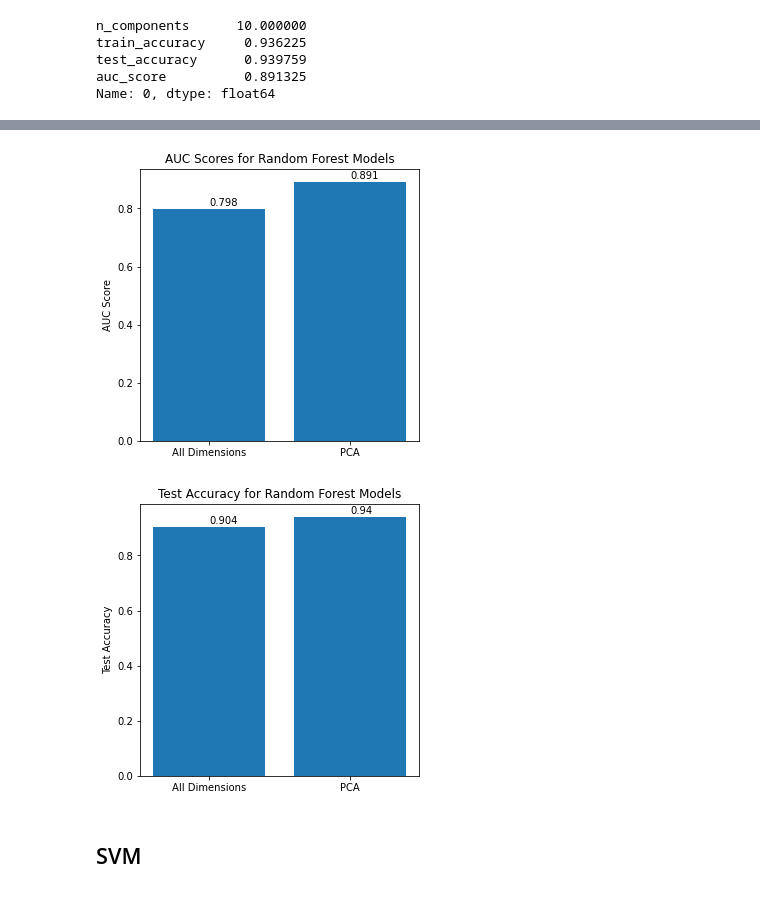
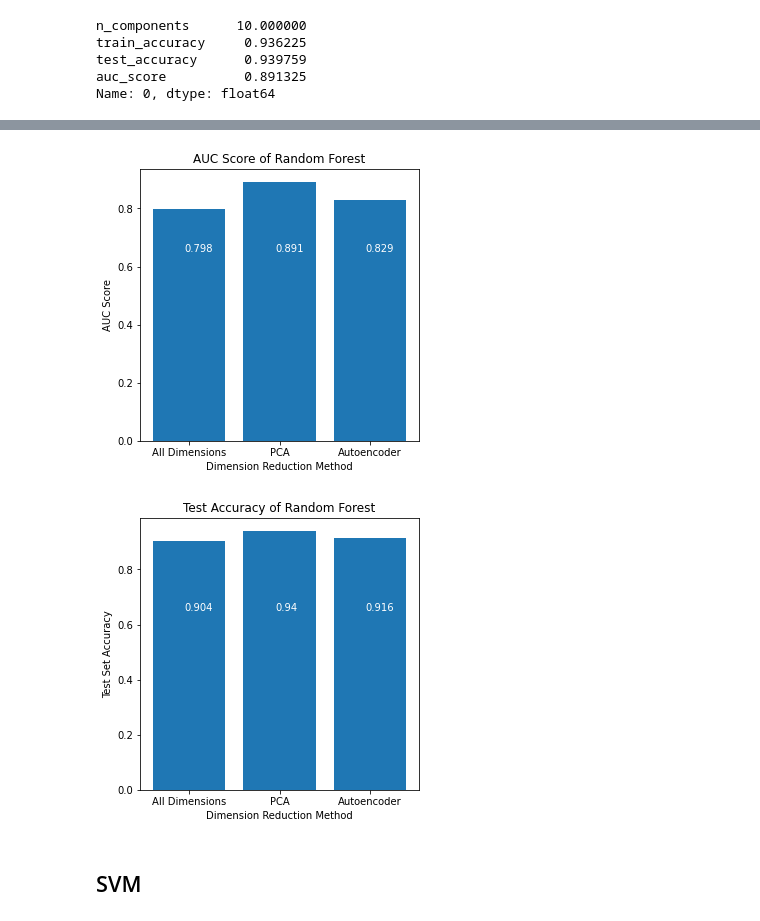
Before and after one commit to Alif108/CSE_472_Machine_Learning, a Jupyter notebook: Assignment/comaprison.ipynb, the cells around one changed output, grey strips where cells are left out. Saved outputs shown, nothing was run; the diff lists cells and outputs as text; code cells hidden in the pictures.

```diff
--- a/Assignment/comaprison.ipynb
+++ b/Assignment/comaprison.ipynb
@@ -48,11 +48,14 @@ pca_res.head()
 | 3 | 13 | 0.936225 | 0.915663 | 0.828825 |
 | 4 | 14 | 0.939227 | 0.915663 | 0.852612 |
 # %%
-best_auc = pca_res.loc[pca_res['auc_score'].idxmax()]
-best_auc
+pca_dict = pca_res.loc[pca_res['auc_score'].idxmax()]
+pca_dict
 # %% [output]
 n_components      10.000000
 train_accuracy     0.936225
 test_accuracy      0.939759
 auc_score          0.891325
 Name: 0, dtype: float64
+# %%
+rf_ae_dict = pickle.load(open('Random Forest/RF_AE.pkl', 'rb'))
+rf_ae_dict
@@ -59,32 +75,37 @@ Name: 0, dtype: float64
 # %%
 all_dim_auc = all_dim_dict['AUC Score']
-pca_auc = best_auc['auc_score']
+pca_auc = pca_dict['auc_score']
+rf_ae_auc = rf_ae_dict['auc_score']
 
-# plot these in a bar chart
 plt.figure(figsize=(5, 5))
-plt.bar(['All Dimensions', 'PCA'], [all_dim_auc, pca_auc])
-plt.text(0, all_dim_auc + 0.01, str(round(all_dim_auc, 3)))
-plt.text(1, pca_auc + 0.01, str(round(pca_auc, 3)))
+plt.bar(['All Dimensions', 'PCA', 'Autoencoder'], [all_dim_auc, pca_auc, rf_ae_auc])
+plt.xlabel('Dimension Reduction Method')
 plt.ylabel('AUC Score')
-plt.title('AUC Scores for Random Forest Models')
-plt.savefig('Random Forest/rf_auc_scores.jpg', bounding_box_inches='tight')
+plt.title('AUC Score of Random Forest')
+plt.text(-0.05, 0.65, round(all_dim_auc, 3), color='white')
+plt.text(0.95, 0.65, round(pca_auc, 3), color='white')
+plt.text(1.95, 0.65, round(rf_ae_auc, 3), color='white')
+plt.savefig('Random Forest/rf_auc_scores.jpg', dpi=300, bbox_inches='tight')
 plt.show()
 # %% [output]
-[figure, old version]
+[figure, new version]
 # %%
 all_dim_acc = all_dim_dict['Test Set Accuracy']
-pca_acc = best_auc['test_accuracy']
+pca_acc = pca_dict['test_accuracy']
+rf_ae_acc = rf_ae_dict['test_acc']
 
 plt.figure(figsize=(5, 5))
-plt.bar(['All Dimensions', 'PCA'], [all_dim_acc, pca_acc])
-plt.text(0, all_dim_acc + 0.01, str(round(all_dim_acc, 3)))
-plt.text(1, pca_acc + 0.01, str(round(pca_acc, 3)))
-plt.ylabel('Test Accuracy')
-plt.title('Test Accuracy for Random Forest Models')
-plt.savefig('Random Forest/rf_test_acc.jpg', bounding_box_inches='tight')
+plt.bar(['All Dimensions', 'PCA', 'Autoencoder'], [all_dim_acc, pca_acc, rf_ae_acc])
+plt.xlabel('Dimension Reduction Method')
+plt.ylabel('Test Set Accuracy')
+plt.title('Test Accuracy of Random Forest')
+plt.text(-0.05, 0.65, round(all_dim_acc, 3), color='white')
+plt.text(0.95, 0.65, round(pca_acc, 3), color='white')
+plt.text(1.95, 0.65, round(rf_ae_acc, 3), color='white')
+plt.savefig('Random Forest/rf_test_acc.jpg', dpi=300, bbox_inches='tight')
 plt.show()
 # %% [output]
-[figure, old version]
+[figure, new version]
 # %% [markdown]
 ## SVM
 # %%
```
Also changed, not shown: parts of 16 cells of this notebook, 24 other files.
